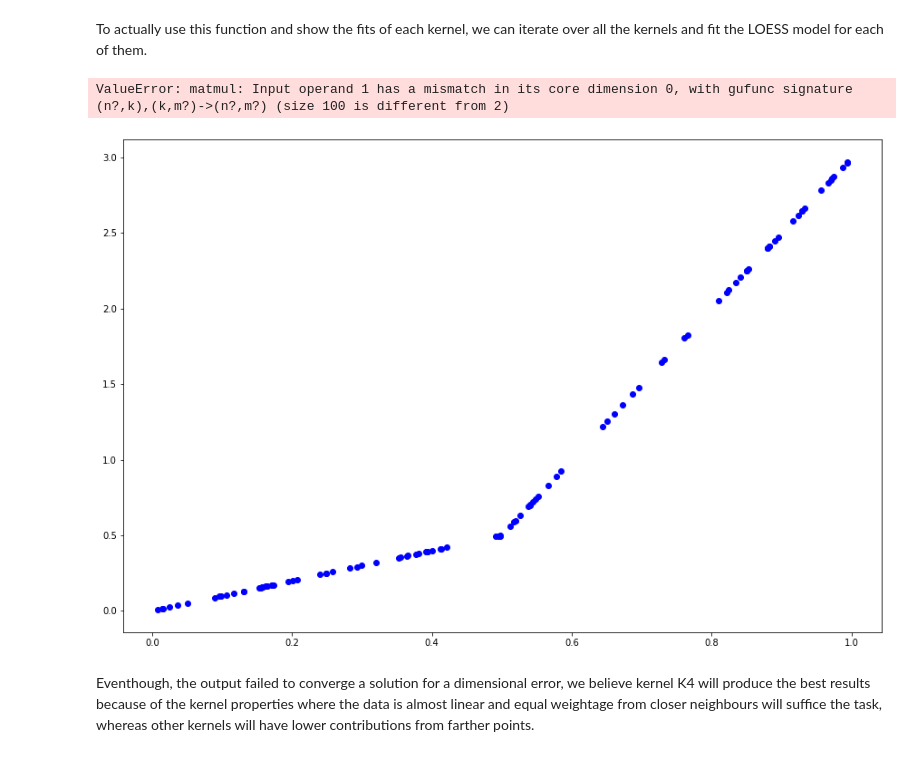
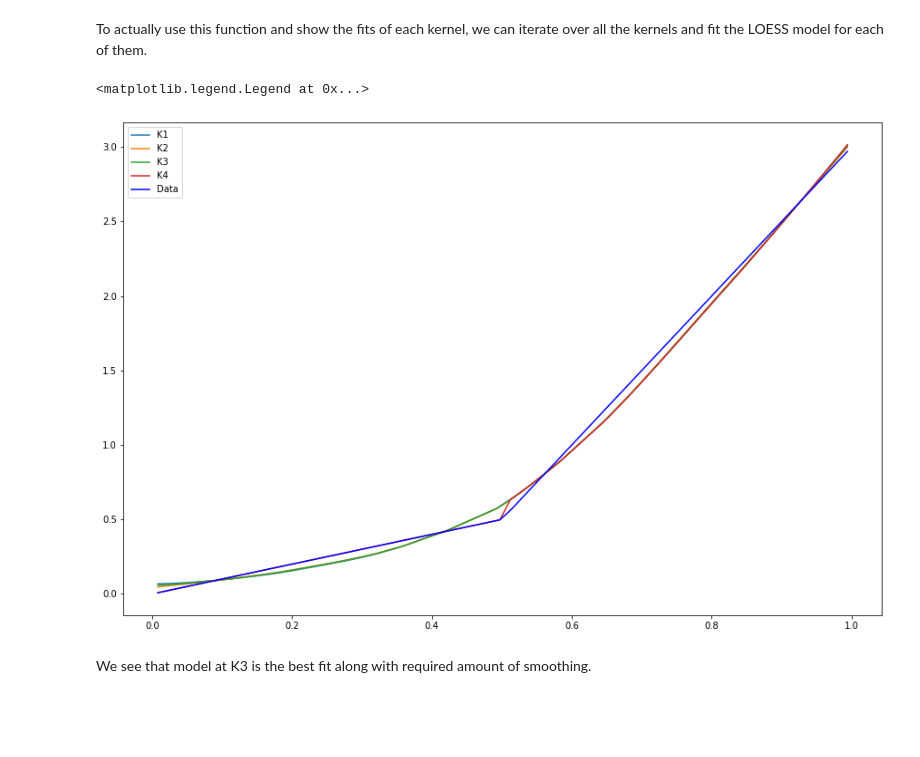
Before and after one commit to subratkishoredutta/EML-coding-questions, a Jupyter notebook: Practical_Problem4.ipynb, the cells around one changed output. Cells and saved outputs as stored; diff of their text form; code cells hidden in the pictures; blank space fills up the shorter version.

```diff
--- a/Practical_Problem4.ipynb
+++ b/Practical_Problem4.ipynb
@@ -48,33 +45,34 @@ def K4(x, x_, L = 2):
 # %% [markdown]
 To write the function which takes $X, y$ and a kernel $K$ as input, we can do the following
-# %%
-def pred(X, y, K):
-    from sklearn.metrics.pairwise import pairwise_kernels
-    # Start by computing the matrix of all weights we'll need at once.
-    X = np.array(X)
-    y = np.array(y)
-    K_output = pairwise_kernels(X.reshape(-1, 1), Y=y.reshape(-1, 1), metric=
-                      K)
-    # Now, for each point we can compute the model using the corresponding weights, and make a prediction.
-    y_hat = loess(X, y, K_output)
-    # Return a vector of the predictions at each point in X.
-    return y_hat
+# %%
+def pred(X, y, K,k):
+
+    # Start by computing the matrix of all weights we'll need at once.
+    weights = np.zeros((X.shape[0],X.shape[0]))
+    y_hat=[]
+    for i in range(X.shape[0]): # rows
+        for j in range(X.shape[0]): # columns
+            weights[i,j] = K(X[i], X[j])
+    for m in range(len(weights)):
+        model = loess(X, y, weights[m,:])
+        model.fit()
+        y_hat.append(model.predict(X[m].reshape(-1,1)).values)
+
+    plt.plot(X,y_hat,label='K'+str(k+1),alpha=1)
+    return y_hat
 # %% [markdown]
 To actually use this function and show the fits of each kernel, we can iterate over all the kernels and fit the LOESS model for each of them.
 # %%
 from functools import partial # You may want to use this to make your life easier.
-# Added the additional parameters for the kernels as the default value instead.
 
-plt.scatter(X, y, c='b')
-for kernel in [K1, K2, K3, K4]:
-    func = partial(pred, K = kernel)
-    y_hat = func(X,y)
-    plt.plot(y_hat)
-
+for i,kernel in enumerate([K1,K2,K3, K4]):
+    pred(X,y,kernel,i)
+#plt.scatter(X, y, c='b',label='Data',alpha=0.5,s=100)
+plt.plot(X,y,c='b',label='Data')
 # Adding a legend so we know which kernel produced what is good style.
-plt.legend(['K1', 'K2', 'K3', 'K4'])
+plt.legend()
 # %% [output]
-ValueError: matmul: Input operand 1 has a mismatch in its core dimension 0, with gufunc signature (n?,k),(k,m?)->(n?,m?) (size 100 is different from 2)
+<matplotlib.legend.Legend at 0x...>
-[figure, old version]
+[figure, new version]
-# %% [markdown]
-Eventhough, the output failed to converge a solution for a dimensional error, we believe kernel K4 will produce the best results because of the kernel properties where the data is almost linear and equal weightage from closer neighbours will suffice the task, whereas other kernels will have lower contributions from farther points.
+# %% [markdown]
+We see that model at K3 is the best fit along with required amount of smoothing.
```
Also changed, not shown: parts of 7 cells of this notebook.
